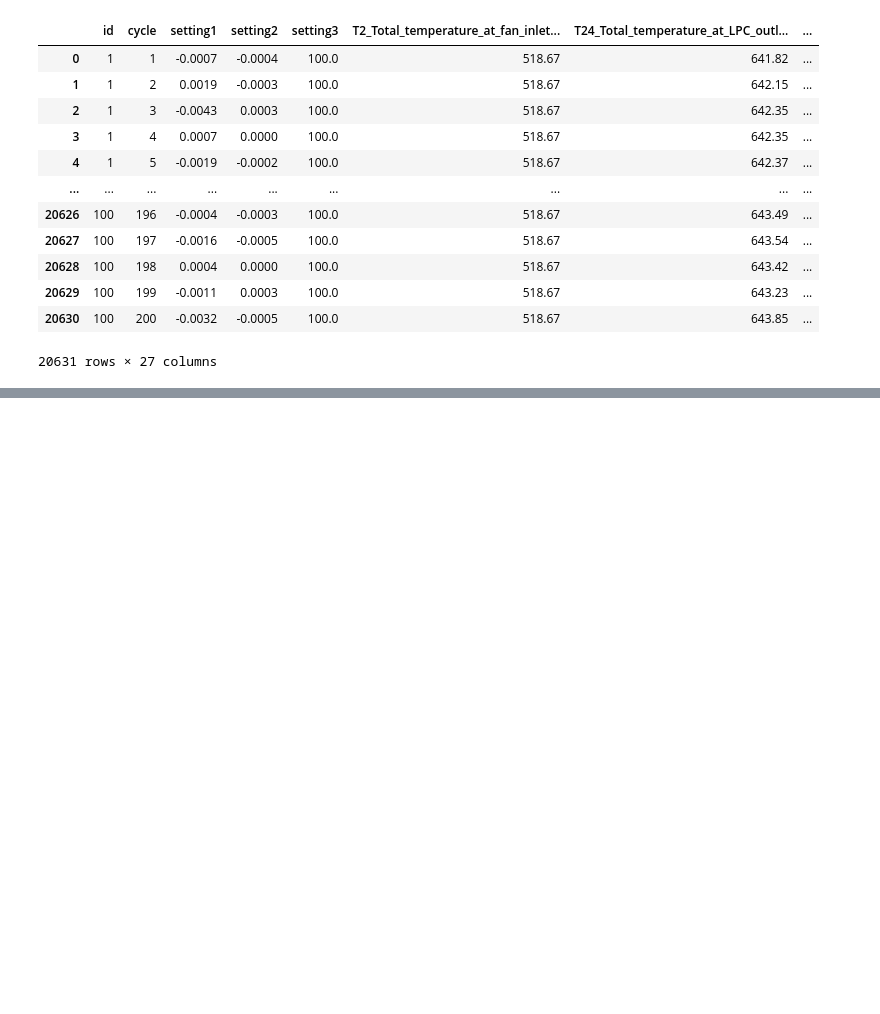
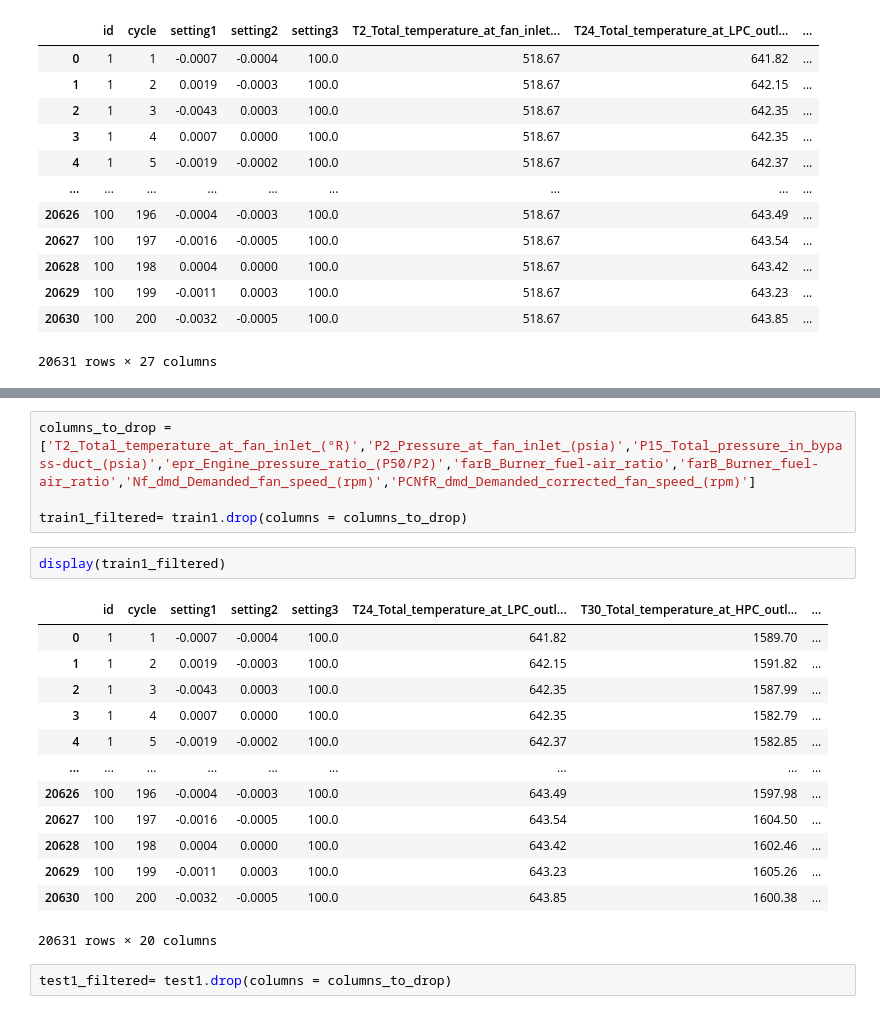
Before and after one commit to meghagkrishnan/jet_engine, a Jupyter notebook: Clean.ipynb, the cells around one changed output, grey strips where cells are left out. Saved outputs shown, nothing was run; the diff lists cells and outputs as text; blank space fills up the shorter version.

```diff
--- a/Clean.ipynb
+++ b/Clean.ipynb
@@ -136,0 +179,22 @@ display(train1)
+# %%
+columns_to_drop = ['T2_Total_temperature_at_fan_inlet_(°R)','P2_Pressure_at_fan_inlet_(psia)','P15_Total_pressure_in_bypass-duct_(psia)','epr_Engine_pressure_ratio_(P50/P2)','farB_Burner_fuel-air_ratio','farB_Burner_fuel-air_ratio','Nf_dmd_Demanded_fan_speed_(rpm)','PCNfR_dmd_Demanded_corrected_fan_speed_(rpm)']
+
+train1_filtered= train1.drop(columns = columns_to_drop)
+# %%
+display(train1_filtered)
+# %% [output]
+|  | id | cycle | setting1 | setting2 | setting3 | T24_Total_temperature_at_LPC_outl... | T30_Total_temperature_at_HPC_outl... | ... |
+| 0 | 1 | 1 | -0.0007 | -0.0004 | 100.0 | 641.82 | 1589.70 | ... |
+| 1 | 1 | 2 | 0.0019 | -0.0003 | 100.0 | 642.15 | 1591.82 | ... |
+| 2 | 1 | 3 | -0.0043 | 0.0003 | 100.0 | 642.35 | 1587.99 | ... |
+| 3 | 1 | 4 | 0.0007 | 0.0000 | 100.0 | 642.35 | 1582.79 | ... |
+| 4 | 1 | 5 | -0.0019 | -0.0002 | 100.0 | 642.37 | 1582.85 | ... |
+| ... | ... | ... | ... | ... | ... | ... | ... | ... |
+| 20626 | 100 | 196 | -0.0004 | -0.0003 | 100.0 | 643.49 | 1597.98 | ... |
+| 20627 | 100 | 197 | -0.0016 | -0.0005 | 100.0 | 643.54 | 1604.50 | ... |
+| 20628 | 100 | 198 | 0.0004 | 0.0000 | 100.0 | 643.42 | 1602.46 | ... |
+| 20629 | 100 | 199 | -0.0011 | 0.0003 | 100.0 | 643.23 | 1605.26 | ... |
+| 20630 | 100 | 200 | -0.0032 | -0.0005 | 100.0 | 643.85 | 1600.38 | ... |
+20631 rows × 20 columns
+# %%
+test1_filtered= test1.drop(columns = columns_to_drop)
```
Also changed, not shown: parts of 5 cells of this notebook.
